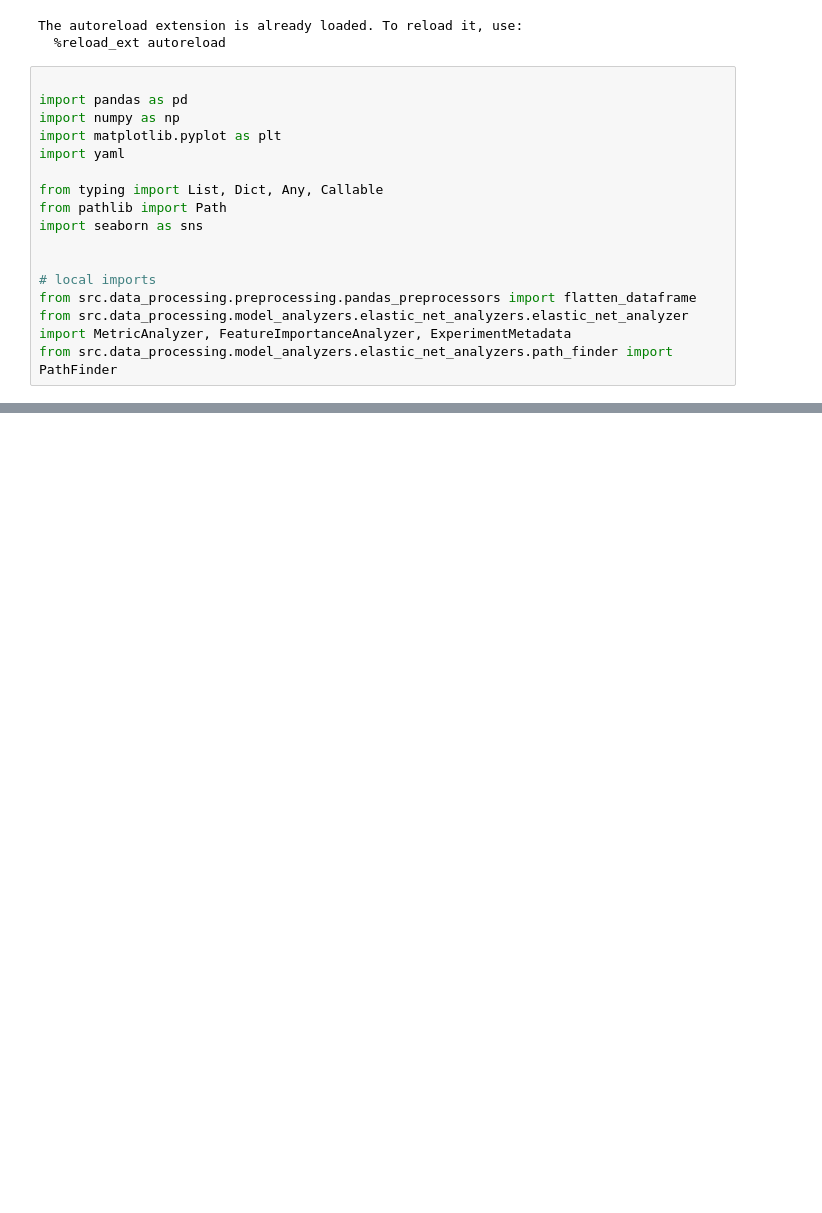
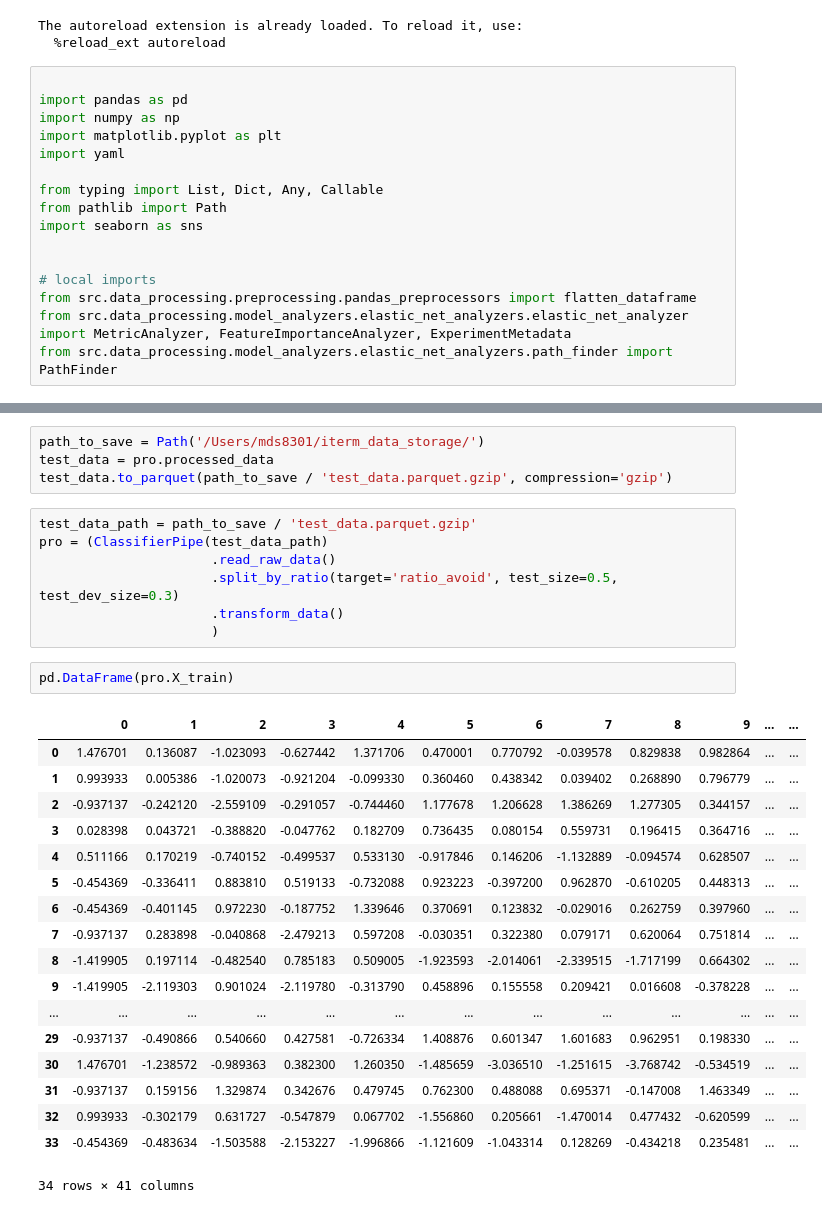
Before and after one commit to Mschaid/ENIGMA, a Jupyter notebook: notebooks/reports/trouble_shoot_final_results.ipynb, the cells around one changed output, grey strips where cells are left out. Drawn from its saved outputs; the diff is of its cells as text; blank space fills up the shorter version.

```diff
--- a/notebooks/reports/trouble_shoot_final_results.ipynb
+++ b/notebooks/reports/trouble_shoot_final_results.ipynb
@@ -116,0 +101,32 @@ sns.scatterplot(data=test_data, x = 'true_values', y = 'predictions')
+# %%
+path_to_save = Path('/Users/mds8301/iterm_data_storage/')
+test_data = pro.processed_data
+test_data.to_parquet(path_to_save / 'test_data.parquet.gzip', compression='gzip')
+# %%
+test_data_path = path_to_save / 'test_data.parquet.gzip'
+pro = (ClassifierPipe(test_data_path)
+                      .read_raw_data()
+                      .split_by_ratio(target='ratio_avoid', test_size=0.5, test_dev_size=0.3)
+                      .transform_data()
+                      )
+# %%
+pd.DataFrame(pro.X_train)
+# %% [output]
+|  | 0 | 1 | 2 | 3 | 4 | 5 | 6 | 7 | 8 | 9 | ... | ... |
+| 0 | 1.476701 | 0.136087 | -1.023093 | -0.627442 | 1.371706 | 0.470001 | 0.770792 | -0.039578 | 0.829838 | 0.982864 | ... | ... |
+| 1 | 0.993933 | 0.005386 | -1.020073 | -0.921204 | -0.099330 | 0.360460 | 0.438342 | 0.039402 | 0.268890 | 0.796779 | ... | ... |
+| 2 | -0.937137 | -0.242120 | -2.559109 | -0.291057 | -0.744460 | 1.177678 | 1.206628 | 1.386269 | 1.277305 | 0.344157 | ... | ... |
+| 3 | 0.028398 | 0.043721 | -0.388820 | -0.047762 | 0.182709 | 0.736435 | 0.080154 | 0.559731 | 0.196415 | 0.364716 | ... | ... |
+| 4 | 0.511166 | 0.170219 | -0.740152 | -0.499537 | 0.533130 | -0.917846 | 0.146206 | -1.132889 | -0.094574 | 0.628507 | ... | ... |
+| 5 | -0.454369 | -0.336411 | 0.883810 | 0.519133 | -0.732088 | 0.923223 | -0.397200 | 0.962870 | -0.610205 | 0.448313 | ... | ... |
+| 6 | -0.454369 | -0.401145 | 0.972230 | -0.187752 | 1.339646 | 0.370691 | 0.123832 | -0.029016 | 0.262759 | 0.397960 | ... | ... |
+| 7 | -0.937137 | 0.283898 | -0.040868 | -2.479213 | 0.597208 | -0.030351 | 0.322380 | 0.079171 | 0.620064 | 0.751814 | ... | ... |
+| 8 | -1.419905 | 0.197114 | -0.482540 | 0.785183 | 0.509005 | -1.923593 | -2.014061 | -2.339515 | -1.717199 | 0.664302 | ... | ... |
+| 9 | -1.419905 | -2.119303 | 0.901024 | -2.119780 | -0.313790 | 0.458896 | 0.155558 | 0.209421 | 0.016608 | -0.378228 | ... | ... |
+| ... | ... | ... | ... | ... | ... | ... | ... | ... | ... | ... | ... | ... |
+| 29 | -0.937137 | -0.490866 | 0.540660 | 0.427581 | -0.726334 | 1.408876 | 0.601347 | 1.601683 | 0.962951 | 0.198330 | ... | ... |
+| 30 | 1.476701 | -1.238572 | -0.989363 | 0.382300 | 1.260350 | -1.485659 | -3.036510 | -1.251615 | -3.768742 | -0.534519 | ... | ... |
+| 31 | -0.937137 | 0.159156 | 1.329874 | 0.342676 | 0.479745 | 0.762300 | 0.488088 | 0.695371 | -0.147008 | 1.463349 | ... | ... |
+| 32 | 0.993933 | -0.302179 | 0.631727 | -0.547879 | 0.067702 | -1.556860 | 0.205661 | -1.470014 | 0.477432 | -0.620599 | ... | ... |
+| 33 | -0.454369 | -0.483634 | -1.503588 | -2.153227 | -1.996866 | -1.121609 | -1.043314 | 0.128269 | -0.434218 | 0.235481 | ... | ... |
+34 rows × 41 columns
```
Also changed, not shown: parts of 21 cells of this notebook, 4 other files.
